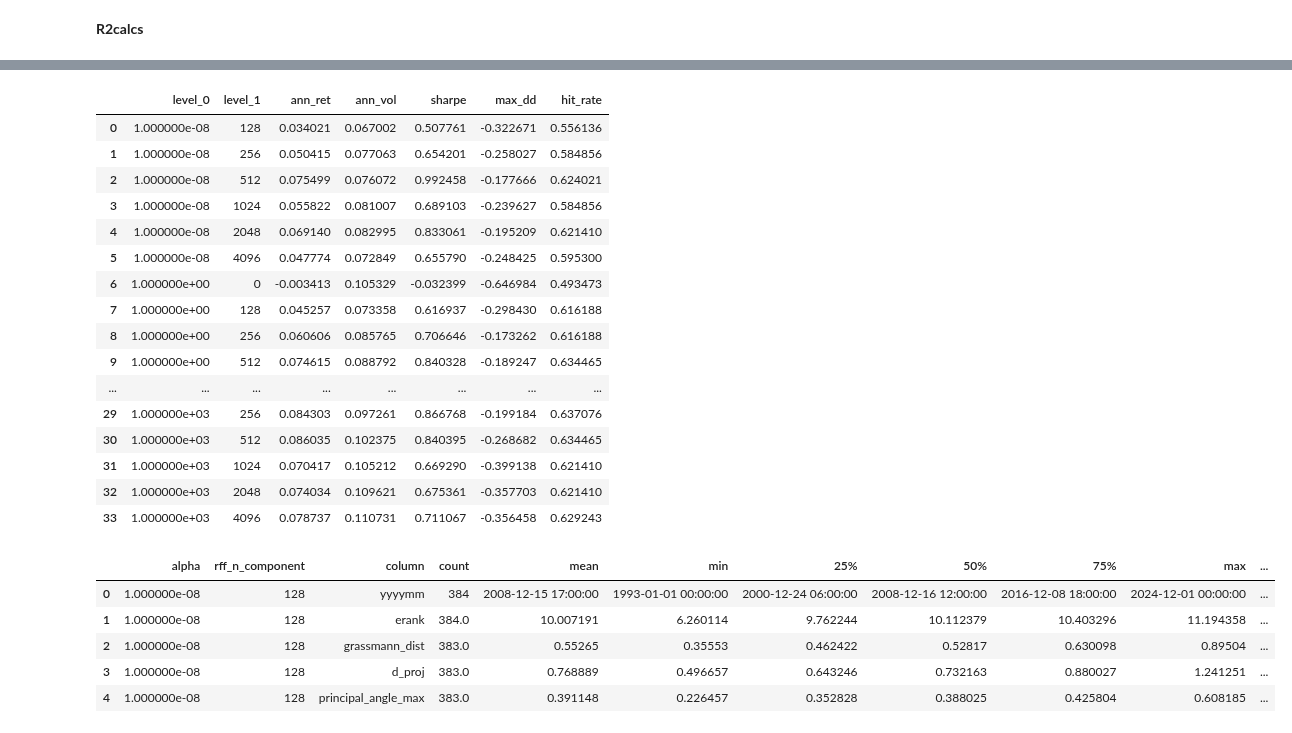
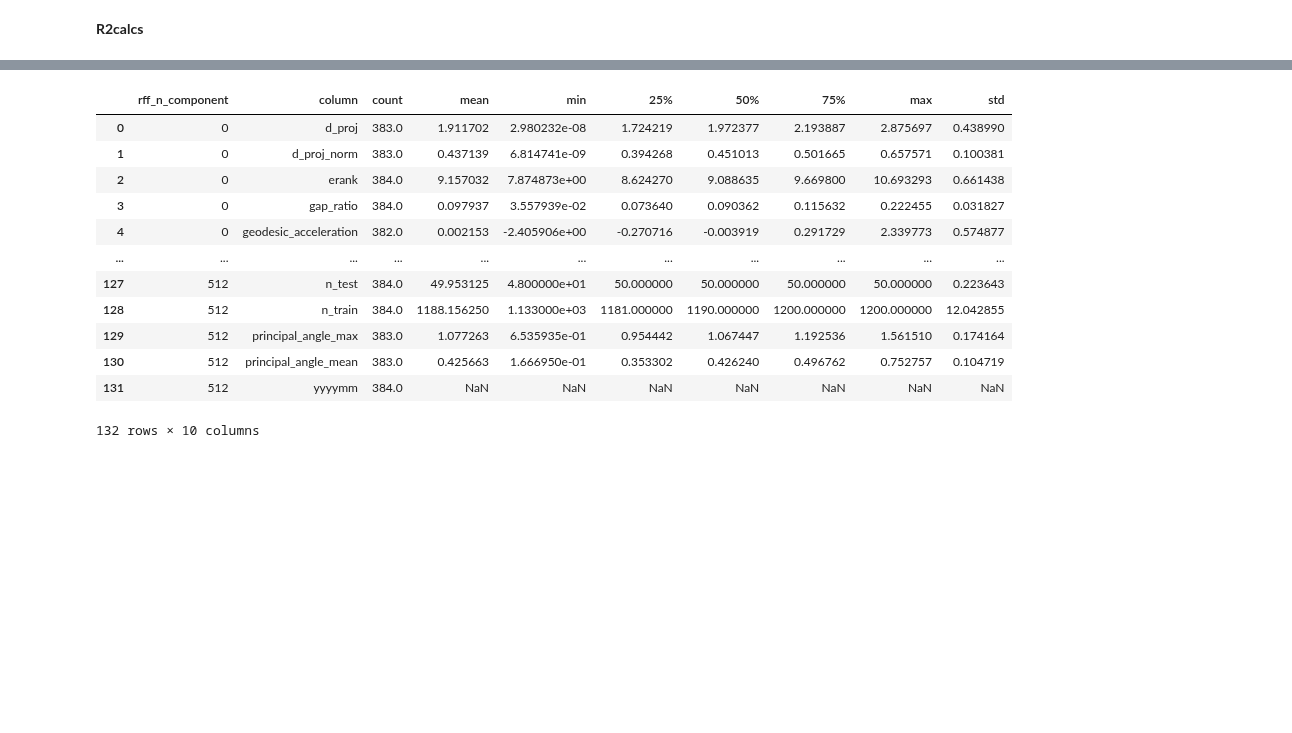
Before and after one commit to arshdeep11112000/TheVirtueOfComplexity_PaperReplication_Experimentation-master, a Jupyter notebook: notebooks/expermint_ppp.ipynb, the cells around one changed output, grey strips where cells are left out. Saved outputs shown, nothing was run; the diff lists cells and outputs as text; code cells hidden in the pictures; blank space fills up the shorter version.

```diff
--- a/notebooks/expermint_ppp.ipynb
+++ b/notebooks/expermint_ppp.ipynb
@@ -366,16 +395,24 @@ for k in factors:
 # %%
 import pickle
 
-with open("my_data_3.pkl", "wb") as f:
+with open("my_data_6.pkl", "wb") as f:
     pickle.dump(result_rff_all, f)
 # %% [markdown]
 **R2calcs**
 # %%
-for alpha, metrics in result_rff_all.items():
+oos_r2_results = dict()  # or a list if you prefer
+for rff_n_component in rff_n_components:
+    oos_r2_results[rff_n_component] = []
+oos_r2_results[0] = []  # for the no-RFF case
+for factor, metrics in result_rff_all.items():
     for rff_n_component, all_metrics in metrics.items():
         pred_df_in = all_metrics[0]
         ss_res = ((pred_df_in["y_true"] - pred_df_in["y_pred"]) ** 2).sum()
         ss_tot = (pred_df_in["y_true"] ** 2).sum()
         r2_oos = 1 - ss_res / ss_tot
-        print(f"OOS R²: {r2_oos:.4f}", f"for alpha={alpha}, rff_n_component={rff_n_component}")
+        oos_r2_results[rff_n_component].append(r2_oos)
+print("OOS R² results by RFF component count:")
+for rff_n_component, r2_values in oos_r2_results.items():
+    avg_r2 = np.mean(r2_values)
+    print(f"RFF n_components={rff_n_component}: Average OOS R² = {avg_r2:.4f} over {len(r2_values)} runs")
 # %% [output]
@@ -399,6 +432,6 @@ OOS R²: 0.0072 for alpha=1000, rff_n_component=4096
 # %%
 features_data = {}
-for alpha, metrics in result_rff_all.items():
+for seeds, metrics in result_rff_all.items():
     for rff_n_component, all_metrics in metrics.items():
         pred_df_in = all_metrics[1]
-        features_data[(alpha, rff_n_component)] = pred_df_in.describe(include="all").T.reset_index().rename(columns={"index": "column"})
+        features_data[(seeds, rff_n_component)] = pred_df_in.describe(include="all").T.reset_index().rename(columns={"index": "column"})
@@ -405,6 +447,16 @@ for alpha, metrics in result_rff_all.items():
 # %%
-features_data_df = pd.concat(features_data.values(), keys=features_data.keys()).reset_index(level=[0,1]).rename(columns={"level_0": "alpha", "level_1": "rff_n_component"})
-features_data_df.to_excel("features_data_all_14.xlsx", index=False)
+features_data_df = pd.concat(features_data.values(), keys=features_data.keys()).reset_index(level=[0,1]).rename(columns={"level_0": "seeds", "level_1": "rff_n_component"})
+# Convert summary-stat columns to numeric before aggregation (object -> float)
+# Safe groupby mean on numeric columns only
+num_cols = [c for c in ["count", "mean", "min", "25%", "50%", "75%", "max", "std"] if c in features_data_df.columns]
+features_data_df[num_cols] = features_data_df[num_cols].apply(pd.to_numeric, errors="coerce")
+
+features_data_df = (
+    features_data_df
+    .groupby(["rff_n_component", "column"], as_index=False)[num_cols]
+    .mean()
+)
+features_data_df.to_excel("features_data_all_factors_12_seeds.xlsx", index=False)
 # %%
 import src.portfolio_utils as portfolio_utils
 importlib.reload(portfolio_utils)
@@ -452,29 +520,18 @@ portfolio_performance.to_excel("portfolio_performance_alpha_14.xlsx", index=Fals
 # %%
-portfolio_performance
+portfolio_performance.to_excel("portfolio_performance_factors_seeds_12.xlsx", index=False)
-# %% [output]
-|  | level_0 | level_1 | ann_ret | ann_vol | sharpe | max_dd | hit_rate |
-| 0 | 1.000000e-08 | 128 | 0.034021 | 0.067002 | 0.507761 | -0.322671 | 0.556136 |
-| 1 | 1.000000e-08 | 256 | 0.050415 | 0.077063 | 0.654201 | -0.258027 | 0.584856 |
-| 2 | 1.000000e-08 | 512 | 0.075499 | 0.076072 | 0.992458 | -0.177666 | 0.624021 |
-| 3 | 1.000000e-08 | 1024 | 0.055822 | 0.081007 | 0.689103 | -0.239627 | 0.584856 |
-| 4 | 1.000000e-08 | 2048 | 0.069140 | 0.082995 | 0.833061 | -0.195209 | 0.621410 |
-| 5 | 1.000000e-08 | 4096 | 0.047774 | 0.072849 | 0.655790 | -0.248425 | 0.595300 |
-| 6 | 1.000000e+00 | 0 | -0.003413 | 0.105329 | -0.032399 | -0.646984 | 0.493473 |
-| 7 | 1.000000e+00 | 128 | 0.045257 | 0.073358 | 0.616937 | -0.298430 | 0.616188 |
-| 8 | 1.000000e+00 | 256 | 0.060606 | 0.085765 | 0.706646 | -0.173262 | 0.616188 |
-| 9 | 1.000000e+00 | 512 | 0.074615 | 0.088792 | 0.840328 | -0.189247 | 0.634465 |
-| ... | ... | ... | ... | ... | ... | ... | ... |
-| 29 | 1.000000e+03 | 256 | 0.084303 | 0.097261 | 0.866768 | -0.199184 | 0.637076 |
-| 30 | 1.000000e+03 | 512 | 0.086035 | 0.102375 | 0.840395 | -0.268682 | 0.634465 |
-| 31 | 1.000000e+03 | 1024 | 0.070417 | 0.105212 | 0.669290 | -0.399138 | 0.621410 |
-| 32 | 1.000000e+03 | 2048 | 0.074034 | 0.109621 | 0.675361 | -0.357703 | 0.621410 |
-| 33 | 1.000000e+03 | 4096 | 0.078737 | 0.110731 | 0.711067 | -0.356458 | 0.629243 |
 # %%
-features_data_df.head()
+features_data_df
 # %% [output]
-|  | alpha | rff_n_component | column | count | mean | min | 25% | 50% | 75% | max | ... |
-| 0 | 1.000000e-08 | 128 | yyyymm | 384 | 2008-12-15 17:00:00 | 1993-01-01 00:00:00 | 2000-12-24 06:00:00 | 2008-12-16 12:00:00 | 2016-12-08 18:00:00 | 2024-12-01 00:00:00 | ... |
-| 1 | 1.000000e-08 | 128 | erank | 384.0 | 10.007191 | 6.260114 | 9.762244 | 10.112379 | 10.403296 | 11.194358 | ... |
-| 2 | 1.000000e-08 | 128 | grassmann_dist | 383.0 | 0.55265 | 0.35553 | 0.462422 | 0.52817 | 0.630098 | 0.89504 | ... |
-| 3 | 1.000000e-08 | 128 | d_proj | 383.0 | 0.768889 | 0.496657 | 0.643246 | 0.732163 | 0.880027 | 1.241251 | ... |
-| 4 | 1.000000e-08 | 128 | principal_angle_max | 383.0 | 0.391148 | 0.226457 | 0.352828 | 0.388025 | 0.425804 | 0.608185 | ... |
+|  | rff_n_component | column | count | mean | min | 25% | 50% | 75% | max | std |
+| 0 | 0 | d_proj | 383.0 | 1.911702 | 2.980232e-08 | 1.724219 | 1.972377 | 2.193887 | 2.875697 | 0.438990 |
+| 1 | 0 | d_proj_norm | 383.0 | 0.437139 | 6.814741e-09 | 0.394268 | 0.451013 | 0.501665 | 0.657571 | 0.100381 |
+| 2 | 0 | erank | 384.0 | 9.157032 | 7.874873e+00 | 8.624270 | 9.088635 | 9.669800 | 10.693293 | 0.661438 |
+| 3 | 0 | gap_ratio | 384.0 | 0.097937 | 3.557939e-02 | 0.073640 | 0.090362 | 0.115632 | 0.222455 | 0.031827 |
+| 4 | 0 | geodesic_acceleration | 382.0 | 0.002153 | -2.405906e+00 | -0.270716 | -0.003919 | 0.291729 | 2.339773 | 0.574877 |
+| ... | ... | ... | ... | ... | ... | ... | ... | ... | ... | ... |
+| 127 | 512 | n_test | 384.0 | 49.953125 | 4.800000e+01 | 50.000000 | 50.000000 | 50.000000 | 50.000000 | 0.223643 |
+| 128 | 512 | n_train | 384.0 | 1188.156250 | 1.133000e+03 | 1181.000000 | 1190.000000 | 1200.000000 | 1200.000000 | 12.042855 |
+| 129 | 512 | principal_angle_max | 383.0 | 1.077263 | 6.535935e-01 | 0.954442 | 1.067447 | 1.192536 | 1.561510 | 0.174164 |
+| 130 | 512 | principal_angle_mean | 383.0 | 0.425663 | 1.666950e-01 | 0.353302 | 0.426240 | 0.496762 | 0.752757 | 0.104719 |
+| 131 | 512 | yyyymm | 384.0 | NaN | NaN | NaN | NaN | NaN | NaN | NaN |
+132 rows × 10 columns
```
Also changed, not shown: parts of 6 cells of this notebook, 10 other files.
